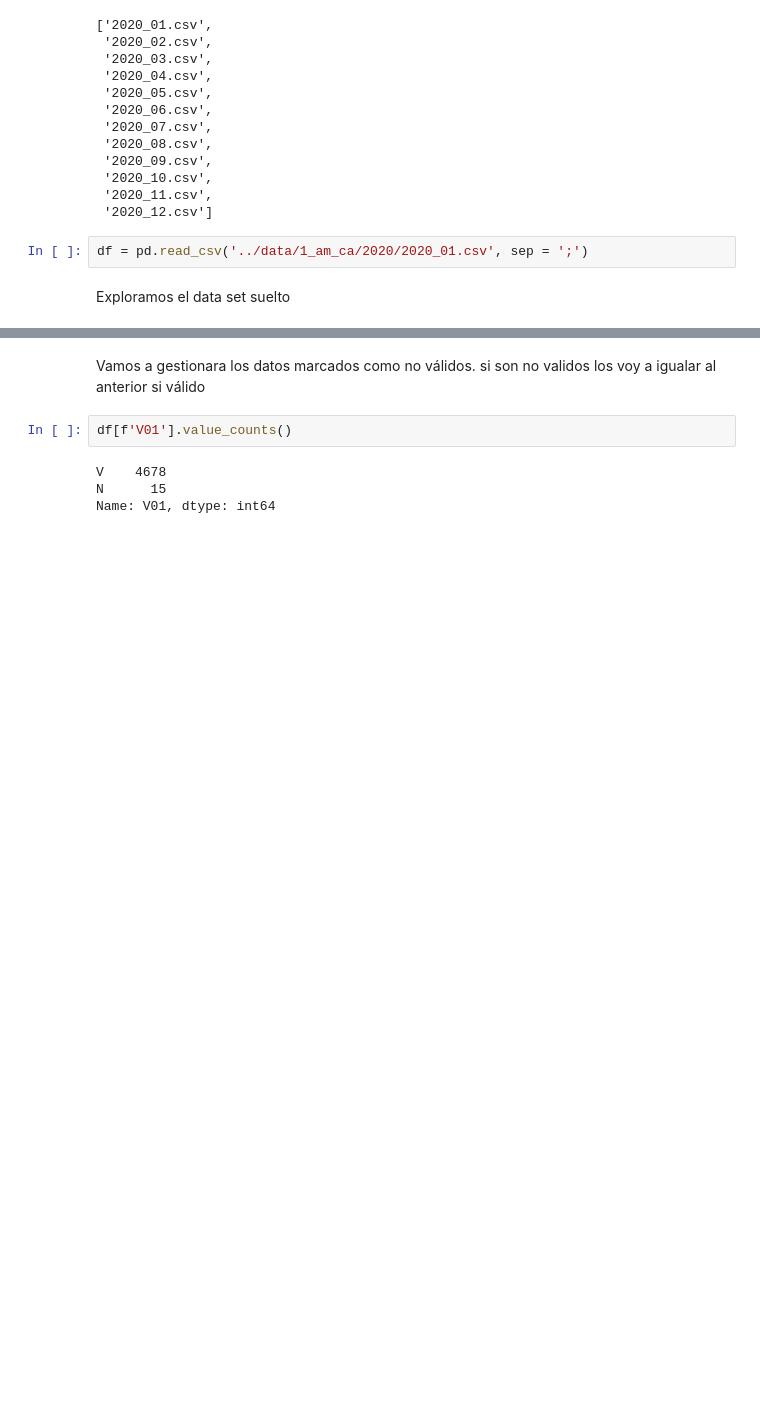
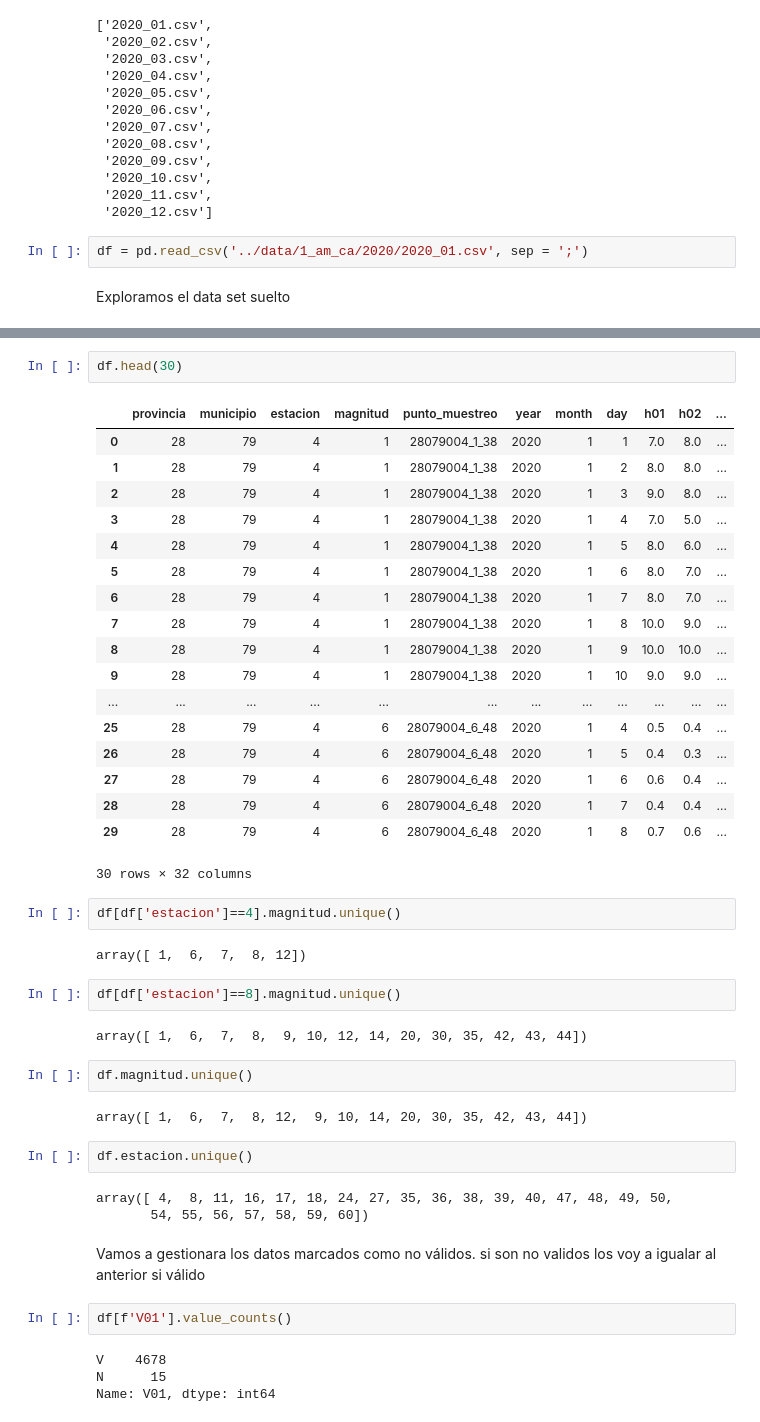
Before and after one commit to 4tolon/Aire_de_calidad, a Jupyter notebook: notebooks/manipulacion_2.ipynb, the cells around one changed output, grey strips where cells are left out. Drawn from its saved outputs; the diff is of its cells as text; blank space fills up the shorter version.

```diff
--- a/notebooks/manipulacion_2.ipynb
+++ b/notebooks/manipulacion_2.ipynb
@@ -62,3 +56,41 @@ df.sample()
+# %%
+df.head(30)
+# %% [output]
+|  | provincia | municipio | estacion | magnitud | punto_muestreo | year | month | day | h01 | h02 | ... |
+| 0 | 28 | 79 | 4 | 1 | 28079004_1_38 | 2020 | 1 | 1 | 7.0 | 8.0 | ... |
+| 1 | 28 | 79 | 4 | 1 | 28079004_1_38 | 2020 | 1 | 2 | 8.0 | 8.0 | ... |
+| 2 | 28 | 79 | 4 | 1 | 28079004_1_38 | 2020 | 1 | 3 | 9.0 | 8.0 | ... |
+| 3 | 28 | 79 | 4 | 1 | 28079004_1_38 | 2020 | 1 | 4 | 7.0 | 5.0 | ... |
+| 4 | 28 | 79 | 4 | 1 | 28079004_1_38 | 2020 | 1 | 5 | 8.0 | 6.0 | ... |
+| 5 | 28 | 79 | 4 | 1 | 28079004_1_38 | 2020 | 1 | 6 | 8.0 | 7.0 | ... |
+| 6 | 28 | 79 | 4 | 1 | 28079004_1_38 | 2020 | 1 | 7 | 8.0 | 7.0 | ... |
+| 7 | 28 | 79 | 4 | 1 | 28079004_1_38 | 2020 | 1 | 8 | 10.0 | 9.0 | ... |
+| 8 | 28 | 79 | 4 | 1 | 28079004_1_38 | 2020 | 1 | 9 | 10.0 | 10.0 | ... |
+| 9 | 28 | 79 | 4 | 1 | 28079004_1_38 | 2020 | 1 | 10 | 9.0 | 9.0 | ... |
+| ... | ... | ... | ... | ... | ... | ... | ... | ... | ... | ... | ... |
+| 25 | 28 | 79 | 4 | 6 | 28079004_6_48 | 2020 | 1 | 4 | 0.5 | 0.4 | ... |
+| 26 | 28 | 79 | 4 | 6 | 28079004_6_48 | 2020 | 1 | 5 | 0.4 | 0.3 | ... |
+| 27 | 28 | 79 | 4 | 6 | 28079004_6_48 | 2020 | 1 | 6 | 0.6 | 0.4 | ... |
+| 28 | 28 | 79 | 4 | 6 | 28079004_6_48 | 2020 | 1 | 7 | 0.4 | 0.4 | ... |
+| 29 | 28 | 79 | 4 | 6 | 28079004_6_48 | 2020 | 1 | 8 | 0.7 | 0.6 | ... |
+30 rows × 32 columns
+# %%
+df[df['estacion']==4].magnitud.unique()
+# %% [output]
+array([ 1,  6,  7,  8, 12])
+# %%
+df[df['estacion']==8].magnitud.unique()
+# %% [output]
+array([ 1,  6,  7,  8,  9, 10, 12, 14, 20, 30, 35, 42, 43, 44])
+# %%
+df.magnitud.unique()
+# %% [output]
+array([ 1,  6,  7,  8, 12,  9, 10, 14, 20, 30, 35, 42, 43, 44])
+# %%
+df.estacion.unique()
+# %% [output]
+array([ 4,  8, 11, 16, 17, 18, 24, 27, 35, 36, 38, 39, 40, 47, 48, 49, 50,
+       54, 55, 56, 57, 58, 59, 60])
 # %% [markdown]
 Vamos a gestionara los datos marcados como no válidos. si son no validos los voy a igualar al anterior si válido
 # %%
```
Also changed, not shown: parts of 36 cells of this notebook.
